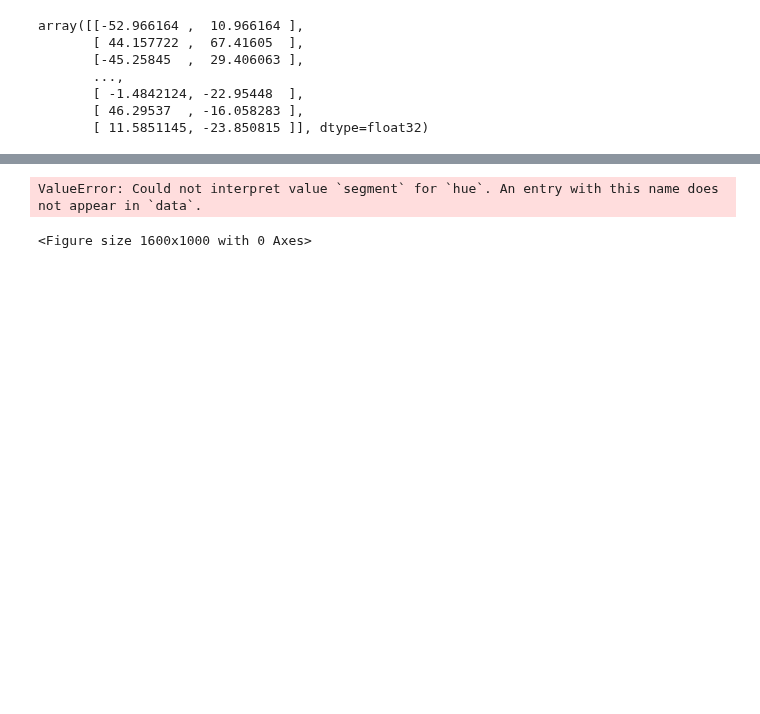
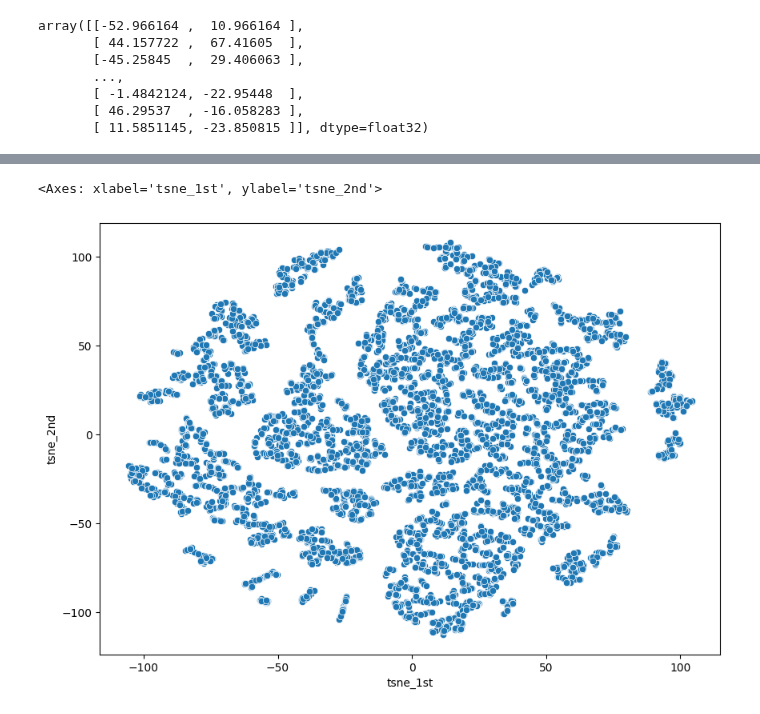
Before and after one commit to ML-engineering-Freelancerroma/ML_course, a Jupyter notebook: Final_Project_ML/features_prepare.ipynb, the cells around one changed output, grey strips where cells are left out. Drawn from its saved outputs; the diff is of its cells as text; code cells hidden in the pictures; blank space fills up the shorter version.

```diff
--- a/Final_Project_ML/features_prepare.ipynb
+++ b/Final_Project_ML/features_prepare.ipynb
@@ -319,14 +315,15 @@ X_tsne
 # %%
 import seaborn as sns
 import matplotlib.pyplot as plt
 
 
-fig = plt.figure()
-fig.set_size_inches(16, 10)
+fig = plt.figure(figsize=(10, 7))
 
-sns.scatterplot(data=X_tsne, x='tsne_1st',
-                y='tsne_2nd', hue='segment'
-                )
+sns.scatterplot(
+    data=X_tsne_df,
+    x='tsne_1st',
+    y='tsne_2nd',
+)
 # %% [output]
-ValueError: Could not interpret value `segment` for `hue`. An entry with this name does not appear in `data`.
+<Axes: xlabel='tsne_1st', ylabel='tsne_2nd'>
-<Figure size 1600x1000 with 0 Axes>
+[figure, added]
```
Also changed, not shown: parts of 3 cells of this notebook.
